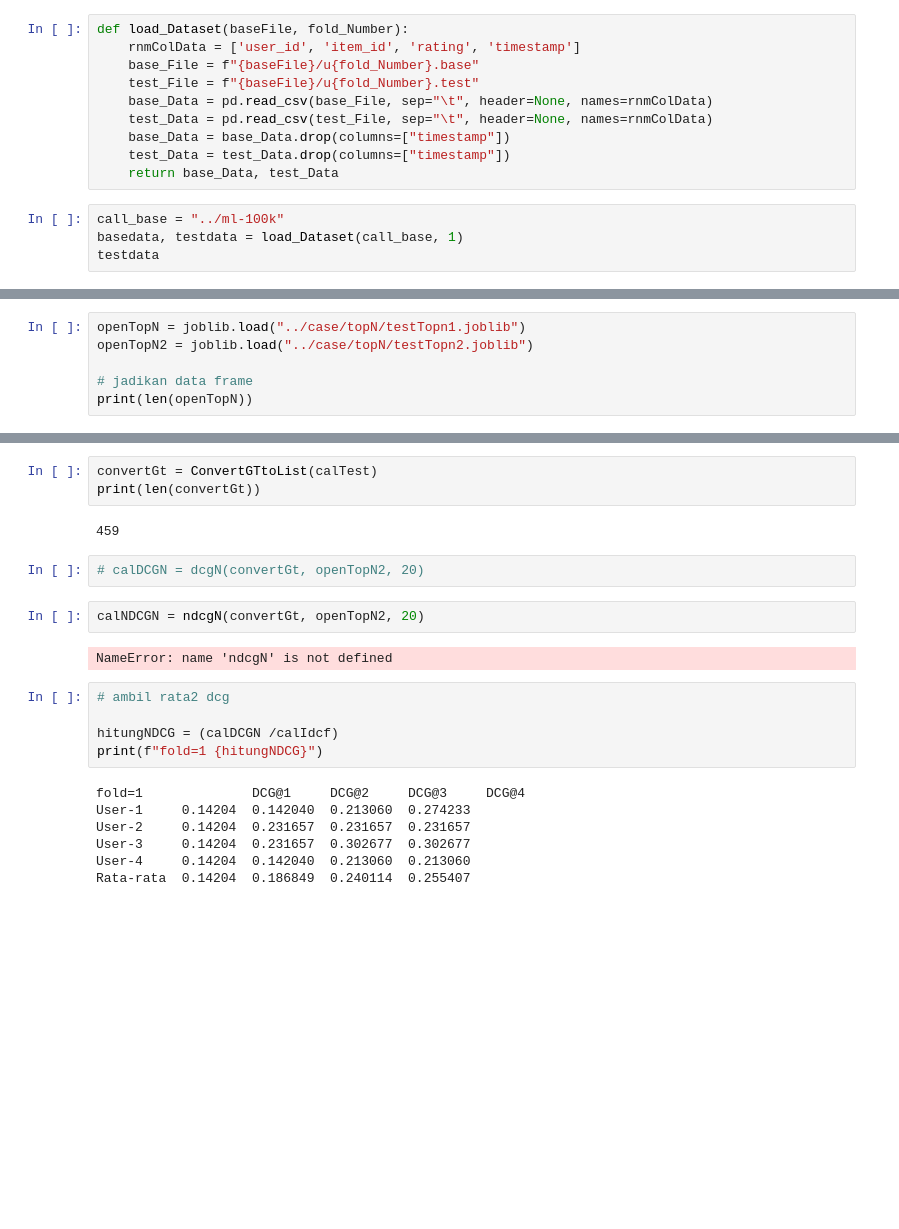
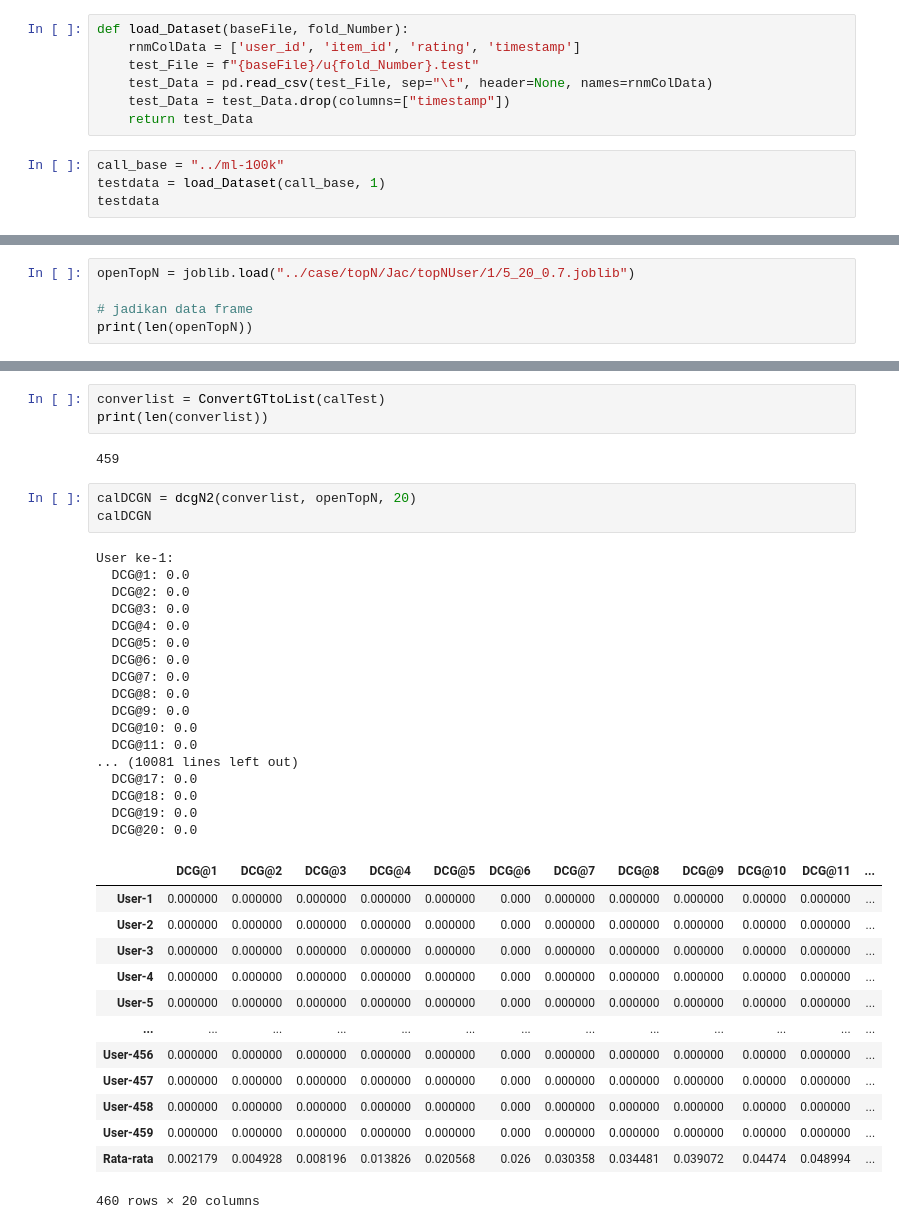
Before and after one commit to alfiiinur/setBasedImplentasi, a Jupyter notebook: evaluasi/NDCG.ipynb, the cells around one changed output, grey strips where cells are left out. Drawn from its saved outputs; the diff is of its cells as text; blank space fills up the shorter version.

```diff
--- a/evaluasi/NDCG.ipynb
+++ b/evaluasi/NDCG.ipynb
@@ -9,16 +9,13 @@ import time
 # %%
 def load_Dataset(baseFile, fold_Number):
     rnmColData = ['user_id', 'item_id', 'rating', 'timestamp']
-    base_File = f"{baseFile}/u{fold_Number}.base"
     test_File = f"{baseFile}/u{fold_Number}.test"
-    base_Data = pd.read_csv(base_File, sep="\t", header=None, names=rnmColData)
     test_Data = pd.read_csv(test_File, sep="\t", header=None, names=rnmColData)
-    base_Data = base_Data.drop(columns=["timestamp"])
     test_Data = test_Data.drop(columns=["timestamp"])
-    return base_Data, test_Data
+    return test_Data
 # %%
 call_base = "../ml-100k"
-basedata, testdata = load_Dataset(call_base, 1)
+testdata = load_Dataset(call_base, 1)
 testdata
 # %% [output]
 |  | user_id | item_id | rating |
@@ -415,8 +412,7 @@ np.float64(0.75369761125927)
 # %% [markdown]
 ## LOPP TEST REAL DATA
 # %%
-openTopN = joblib.load("../case/topN/testTopn1.joblib")
-openTopN2 = joblib.load("../case/topN/testTopn2.joblib")
+openTopN = joblib.load("../case/topN/Jac/topNUser/1/5_20_0.7.joblib")
 
 # jadikan data frame
 print(len(openTopN))
@@ -425,23 +421,39 @@ print(len(openTopN))
 # %%
-convertGt = ConvertGTtoList(calTest)
-print(len(convertGt))
+converlist = ConvertGTtoList(calTest)
+print(len(converlist))
 # %% [output]
 459
-# %%
-# calDCGN = dcgN(convertGt, openTopN2, 20)
-# %%
-calNDCGN = ndcgN(convertGt, openTopN2, 20)
-# %% [output]
-NameError: name 'ndcgN' is not defined
-# %%
-# ambil rata2 dcg
-
-hitungNDCG = (calDCGN /calIdcf)
-print(f"fold=1 {hitungNDCG}")
-# %% [output]
-fold=1              DCG@1     DCG@2     DCG@3     DCG@4
-User-1     0.14204  0.142040  0.213060  0.274233
-User-2     0.14204  0.231657  0.231657  0.231657
-User-3     0.14204  0.231657  0.302677  0.302677
-User-4     0.14204  0.142040  0.213060  0.213060
-Rata-rata  0.14204  0.186849  0.240114  0.255407
+# %%
+calDCGN = dcgN2(converlist, openTopN, 20)
+calDCGN
+# %% [output]
+User ke-1:
+  DCG@1: 0.0
+  DCG@2: 0.0
+  DCG@3: 0.0
+  DCG@4: 0.0
+  DCG@5: 0.0
+  DCG@6: 0.0
+  DCG@7: 0.0
+  DCG@8: 0.0
+  DCG@9: 0.0
+  DCG@10: 0.0
+  DCG@11: 0.0
+... (10081 lines left out)
+  DCG@17: 0.0
+  DCG@18: 0.0
+  DCG@19: 0.0
+  DCG@20: 0.0
+|  | DCG@1 | DCG@2 | DCG@3 | DCG@4 | DCG@5 | DCG@6 | DCG@7 | DCG@8 | DCG@9 | DCG@10 | DCG@11 | ... |
+| User-1 | 0.000000 | 0.000000 | 0.000000 | 0.000000 | 0.000000 | 0.000 | 0.000000 | 0.000000 | 0.000000 | 0.00000 | 0.000000 | ... |
+| User-2 | 0.000000 | 0.000000 | 0.000000 | 0.000000 | 0.000000 | 0.000 | 0.000000 | 0.000000 | 0.000000 | 0.00000 | 0.000000 | ... |
+| User-3 | 0.000000 | 0.000000 | 0.000000 | 0.000000 | 0.000000 | 0.000 | 0.000000 | 0.000000 | 0.000000 | 0.00000 | 0.000000 | ... |
+| User-4 | 0.000000 | 0.000000 | 0.000000 | 0.000000 | 0.000000 | 0.000 | 0.000000 | 0.000000 | 0.000000 | 0.00000 | 0.000000 | ... |
+| User-5 | 0.000000 | 0.000000 | 0.000000 | 0.000000 | 0.000000 | 0.000 | 0.000000 | 0.000000 | 0.000000 | 0.00000 | 0.000000 | ... |
+| ... | ... | ... | ... | ... | ... | ... | ... | ... | ... | ... | ... | ... |
+| User-456 | 0.000000 | 0.000000 | 0.000000 | 0.000000 | 0.000000 | 0.000 | 0.000000 | 0.000000 | 0.000000 | 0.00000 | 0.000000 | ... |
+| User-457 | 0.000000 | 0.000000 | 0.000000 | 0.000000 | 0.000000 | 0.000 | 0.000000 | 0.000000 | 0.000000 | 0.00000 | 0.000000 | ... |
+| User-458 | 0.000000 | 0.000000 | 0.000000 | 0.000000 | 0.000000 | 0.000 | 0.000000 | 0.000000 | 0.000000 | 0.00000 | 0.000000 | ... |
+| User-459 | 0.000000 | 0.000000 | 0.000000 | 0.000000 | 0.000000 | 0.000 | 0.000000 | 0.000000 | 0.000000 | 0.00000 | 0.000000 | ... |
+| Rata-rata | 0.002179 | 0.004928 | 0.008196 | 0.013826 | 0.020568 | 0.026 | 0.030358 | 0.034481 | 0.039072 | 0.04474 | 0.048994 | ... |
+460 rows × 20 columns
```
Also changed, not shown: parts of 5 cells of this notebook, 1 other file.
